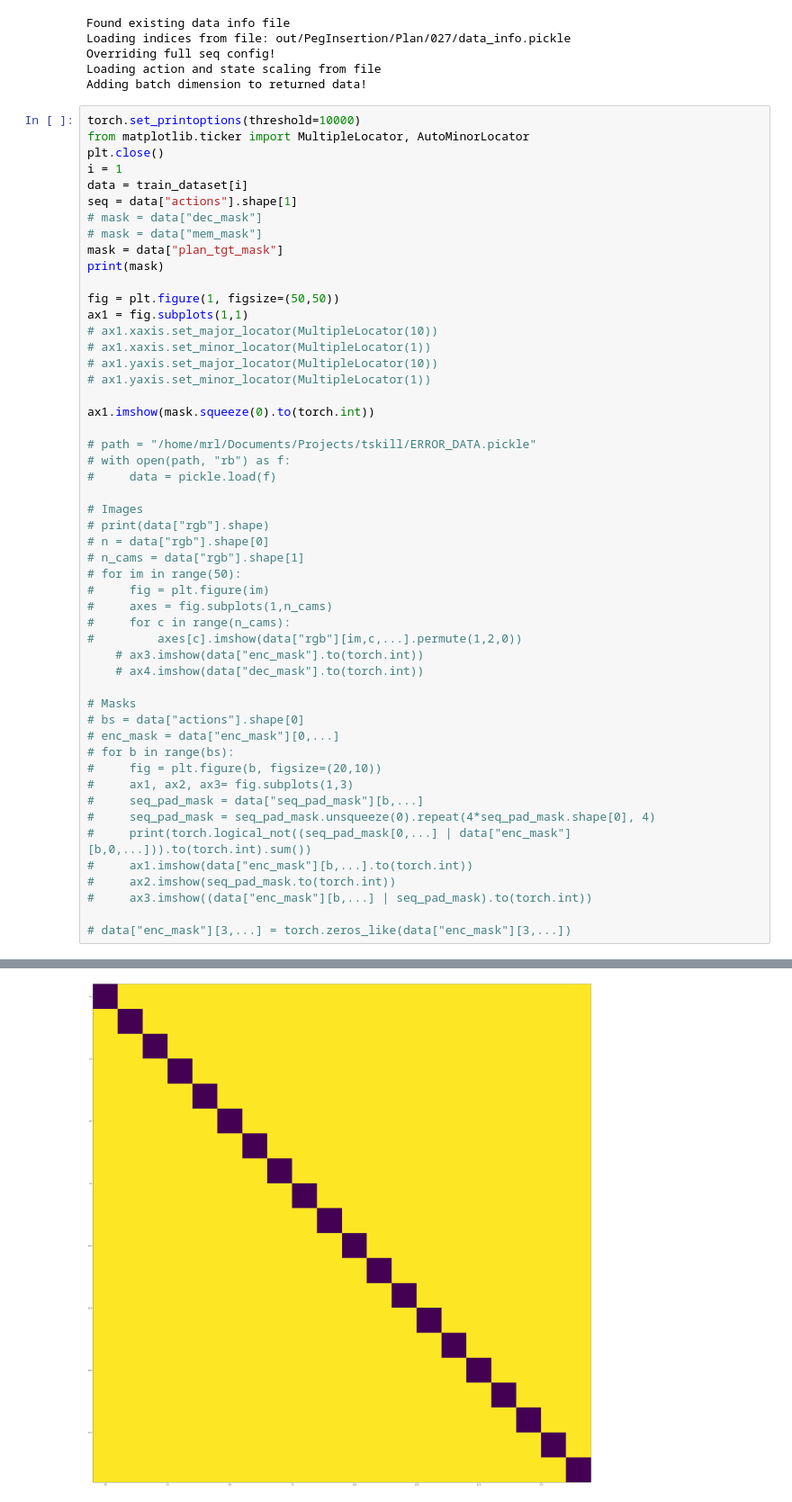
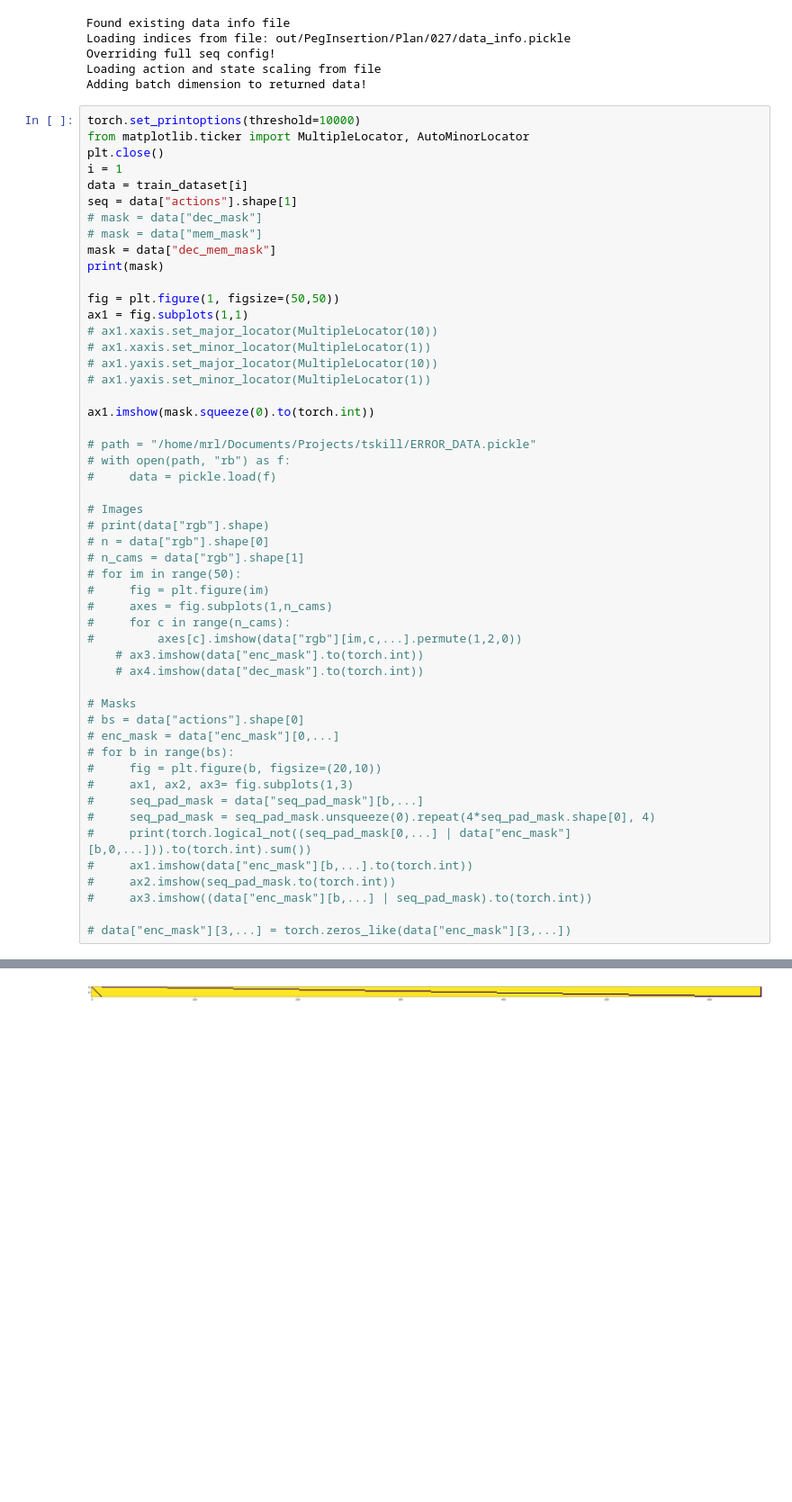
Before and after one commit to apalleiko/tskill, a Jupyter notebook: visualize_images.ipynb, the cells around one changed output, grey strips where cells are left out. Shown at 90% size. Saved outputs shown, nothing was run; the diff lists cells and outputs as text; blank space fills up the shorter version.

```diff
--- a/visualize_images.ipynb
+++ b/visualize_images.ipynb
@@ -56,7 +56,7 @@ data = train_dataset[i]
 seq = data["actions"].shape[1]
 # mask = data["dec_mask"]
 # mask = data["mem_mask"]
-mask = data["plan_tgt_mask"]
+mask = data["dec_mem_mask"]
 print(mask)
 
 fig = plt.figure(1, figsize=(50,50))
@@ -119,5 +119,5 @@ tensor([[[False,  True,  True,  True,  True,  True,  True,  True,  True,  True,
 <matplotlib.image.AxesImage at 0x...>
-[figure, old version]
+[figure, new version]
 # %%
 # Model
 model = config.get_model(cfg, device="cpu")
```
Also changed, not shown: parts of 2 cells of this notebook, 8 other files.
